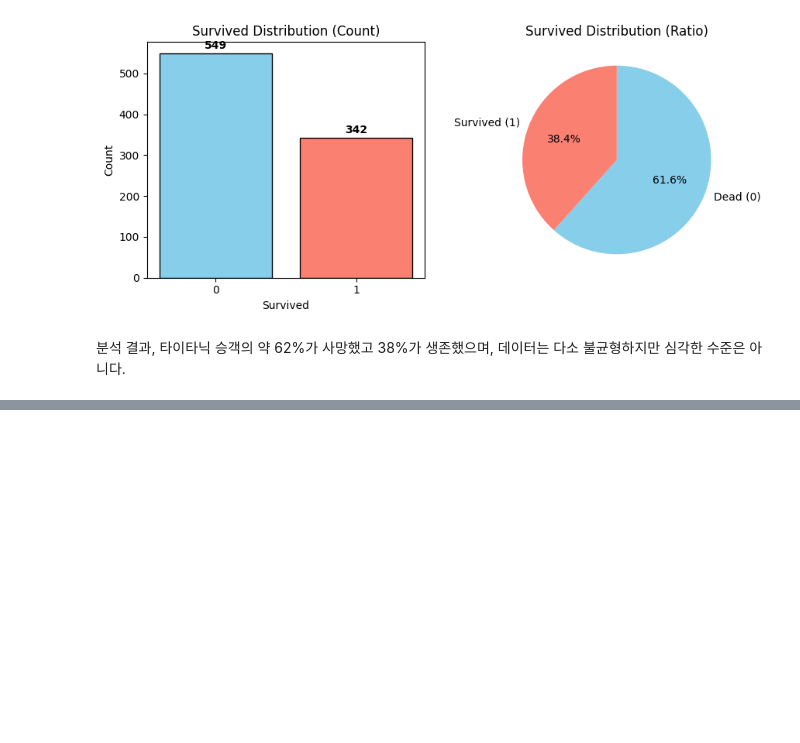
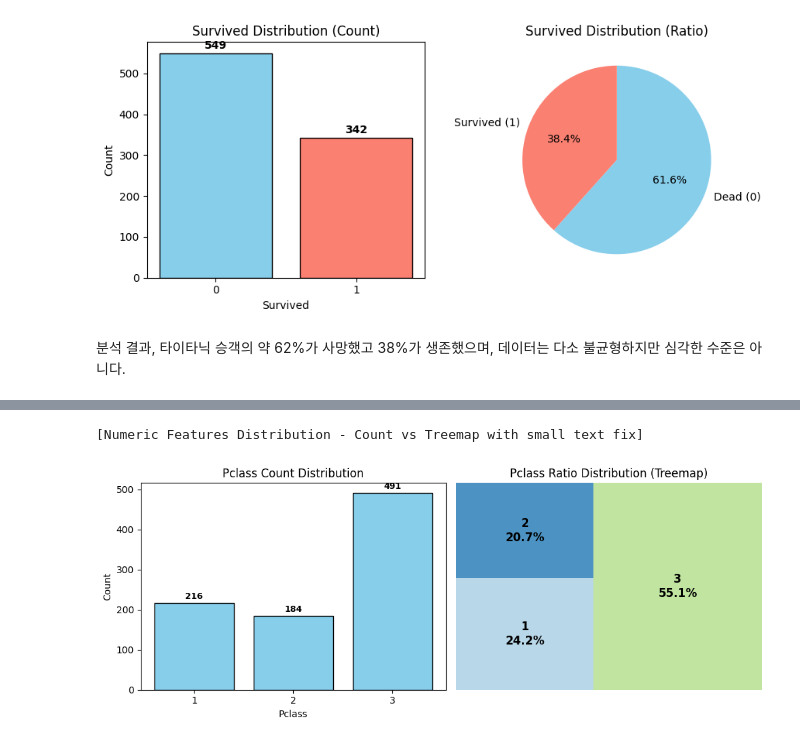
Before and after one commit to JyoARa/Machine-Learning, a Jupyter notebook: Project/Titanic/Titianic_DataAnalysis.ipynb, the cells around one changed output, grey strips where cells are left out. Drawn from its saved outputs; the diff is of its cells as text; code cells hidden in the pictures; blank space fills up the shorter version.

```diff
--- a/Project/Titanic/Titianic_DataAnalysis.ipynb
+++ b/Project/Titanic/Titianic_DataAnalysis.ipynb
@@ -307,0 +473,80 @@ if "Survived" in df.columns:
+# %%
+import matplotlib.pyplot as plt
+import squarify
+import numpy as np
+from scipy.stats import gaussian_kde
+
+print("[Numeric Features Distribution - Count vs Treemap with small text fix]")
+
+# 수치형 컬럼 추출 (타깃과 ID 제외)
+num_cols = df.select_dtypes(include=[np.number]).columns.tolist()
+exclude_cols = ["Survived", "PassengerId"]
+num_cols = [c for c in num_cols if c not in exclude_cols]
+
+# 연속형 / 이산형 변수 구분
+continuous_cols = ["Age", "Fare"]  # 연속형
+discrete_cols = [c for c in num_cols if c not in continuous_cols]  # 이산형
+
+# --- 이산형 변수 시각화 ---
+for c in discrete_cols:
+    counts = df[c].value_counts(dropna=False).sort_index()
+    ratios = df[c].value_counts(normalize=True, dropna=False).sort_index()
+
+    fig, axes = plt.subplots(1, 2, figsize=(10, 4))
+
+    # (1) Count plot (막대그래프)
+    bars = axes[0].bar(counts.index.astype(str), counts.values, color="skyblue", edgecolor="black")
+    for i, v in enumerate(counts.values):
+        axes[0].text(i, v + 5, str(v), ha="center", va="bottom", fontsize=9, fontweight="bold")
+    axes[0].set_title(f"{c} Count Distribution")
+    axes[0].set_xlabel(c)
+    axes[0].set_ylabel("Count")
+
+    # (2) Treemap (비율, 작은 값은 글씨 축소)
+    labels = [f"{idx}\n{val:.1%}" for idx, val in zip(ratios.index, ratios.values)]
+    squarify.plot(
+        sizes=ratios.values,
+        label=labels,
+        color=plt.cm.Paired.colors[:len(ratios)],
+        alpha=0.8,
+        ax=axes[1],
+        text_kwargs={'fontsize': 12, 'weight': 'bold'}
+    )
+    # 1% 이하 값만 글씨 크기 줄이기
+    for t, val in zip(axes[1].texts, ratios.values):
+        if val < 0.01:
+            t.set_fontsize(6)   # 작은 글씨
+            t.set_color("black")
+
+    axes[1].set_title(f"{c} Ratio Distribution (Treemap)")
+    axes[1].axis("off")
+
+    plt.tight_layout()
+    plt.show()
+
+# --- 연속형 변수 시각화 ---
+for c in continuous_cols:
+    data = df[c].dropna()
+
+    fig, axes = plt.subplots(1, 2, figsize=(10, 4))
+
+    # (1) Histogram (빈도수)
+    axes[0].hist(data, bins=20, color="skyblue", edgecolor="black", alpha=0.6)
+    axes[0].set_title(f"{c} Count Distribution")
+    axes[0].set_xlabel(c)
+    axes[0].set_ylabel("Count")
+
+    # (2) Histogram (밀도 + KDE 추세선)
+    axes[1].hist(data, bins=20, density=True, color="skyblue", edgecolor="black", alpha=0.6)
+    kde = gaussian_kde(data)
+    x_vals = np.linspace(data.min(), data.max(), 200)
+    axes[1].plot(x_vals, kde(x_vals), color="darkblue", linewidth=2)
+    axes[1].set_title(f"{c} Ratio Distribution (Density)")
+    axes[1].set_xlabel(c)
+    axes[1].set_ylabel("Density")
+
+    plt.tight_layout()
+    plt.show()
+# %% [output]
+[Numeric Features Distribution - Count vs Treemap with small text fix]
+[figure, added]
```
Also changed, not shown: parts of 36 cells of this notebook, 1 other file.
